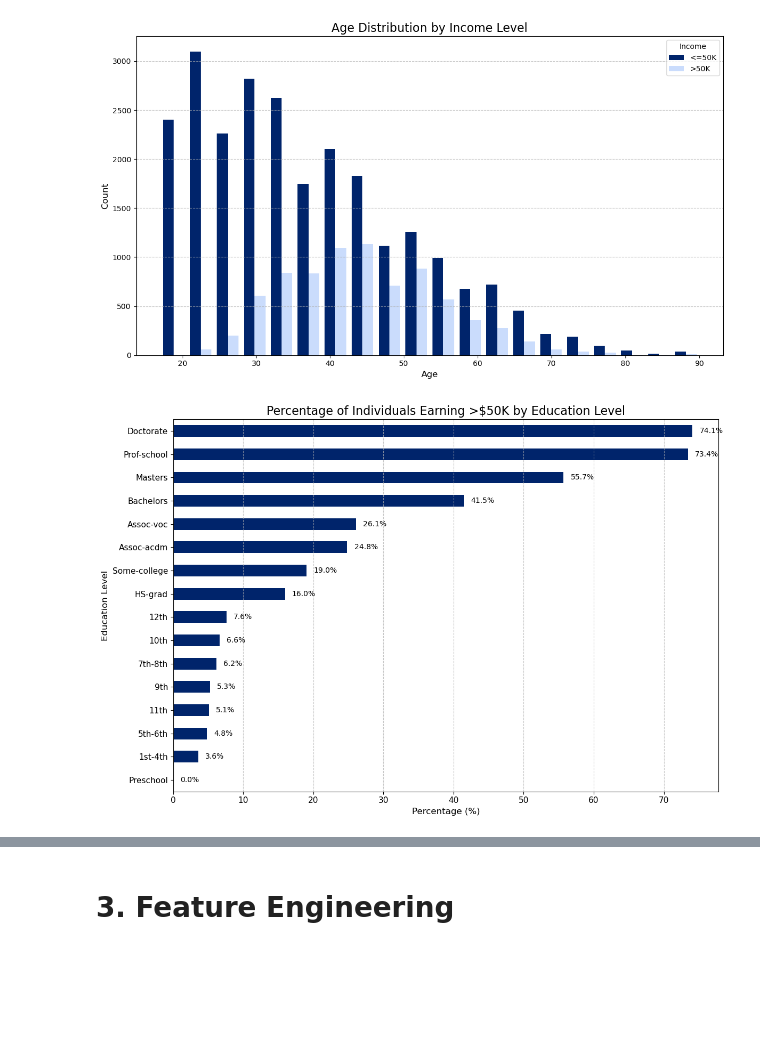
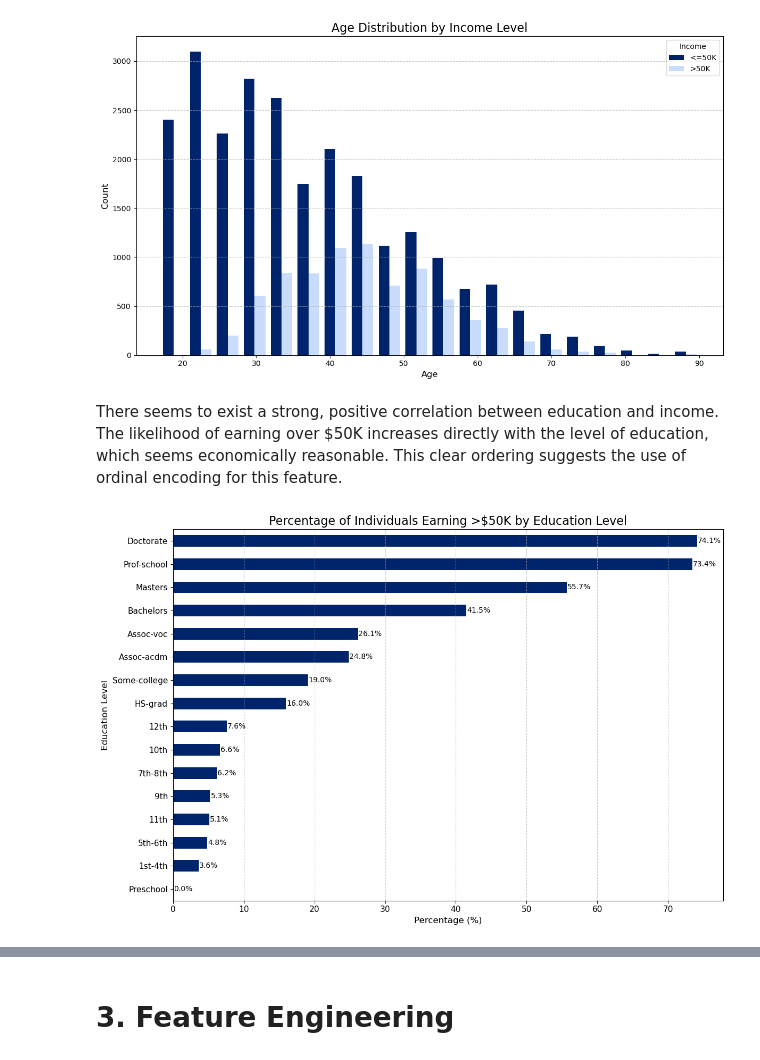
Before and after one commit to jnn-mllr/AML---final-project, a Jupyter notebook: notebooks/main.ipynb, the cells around one changed output, grey strips where cells are left out. Drawn from its saved outputs; the diff is of its cells as text; code cells hidden in the pictures; blank space fills up the shorter version.

```diff
--- a/notebooks/main.ipynb
+++ b/notebooks/main.ipynb
@@ -168,5 +168,6 @@ from utils.preprocessing import transform_skewed_features
 # skewed columns and apply transformation
 skewed_cols = ['capital-gain', 'capital-loss']
 df = transform_skewed_features(df, skewed_cols)
+df.drop('fnlwgt', axis=1, inplace=True)
 # %% [output]
 log1p transformation and binary indicators for: ['capital-gain', 'capital-loss']
@@ -213,31 +216,31 @@ plt.tight_layout()
 plt.show()
 # %% [output]
 [figure]
+# %% [markdown]
+There seems to exist a strong, positive correlation between education and income. The likelihood of earning over $50K increases directly with the level of education, which seems economically reasonable. This clear ordering suggests the use of ordinal encoding for this feature.
 # %%
 education_income_pct = df.groupby('education', observed=False)['income'].mean().sort_values() * 100
 
-# Plotting
+# plot
 plt.figure(figsize=(12, 8))
 bars = education_income_pct.plot(kind='barh', color='#00246B')
-
-# Customization
 plt.title('Percentage of Individuals Earning >$50K by Education Level', fontsize=16)
 plt.xlabel('Percentage (%)', fontsize=12)
 plt.ylabel('Education Level', fontsize=12)
 plt.xticks(fontsize=11)
 plt.yticks(fontsize=11)
 plt.grid(axis='x', linestyle='--', alpha=0.7)
 
-# Add percentage labels to each bar
+# percentage labels
 for bar in bars.patches:
-    plt.text(bar.get_width() + 1,  # Position label just to the right of the bar
+    plt.text(bar.get_width() + 0.1,
              bar.get_y() + bar.get_height() / 2,
              f'{bar.get_width():.1f}%',
              va='center',
              ha='left',
              fontsize=10)
 
 plt.tight_layout()
 plt.show()
 # %% [output]
-[figure, old version]
+[figure, new version]
```
Also changed, not shown: parts of 19 cells of this notebook.
